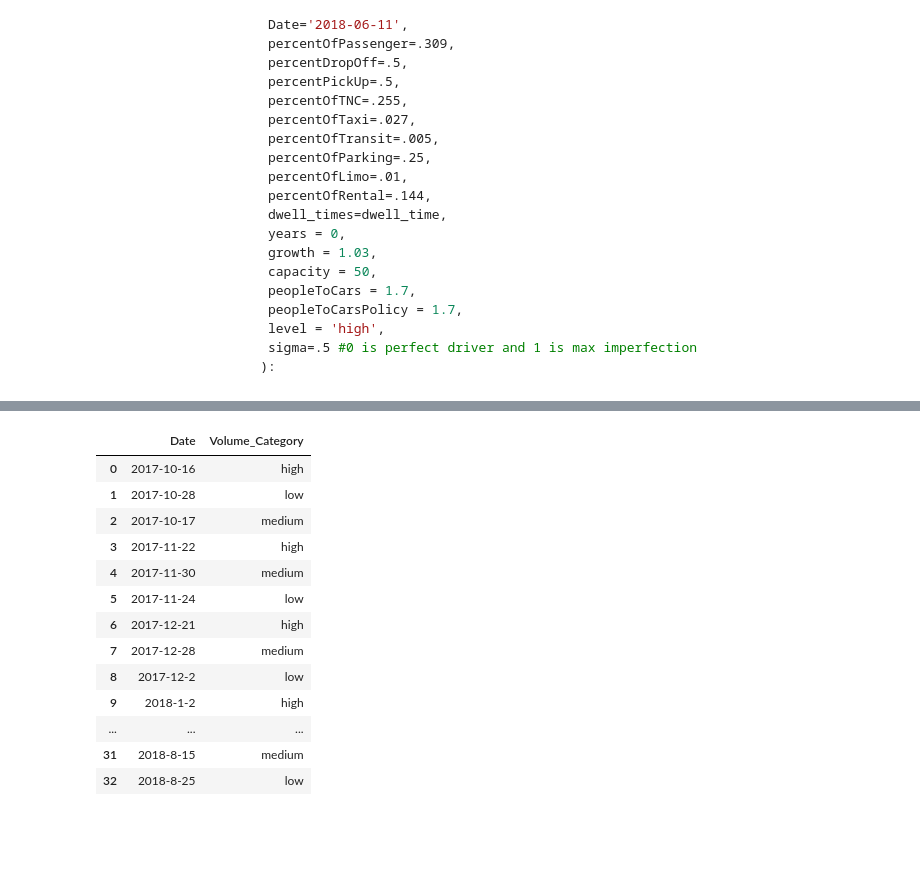
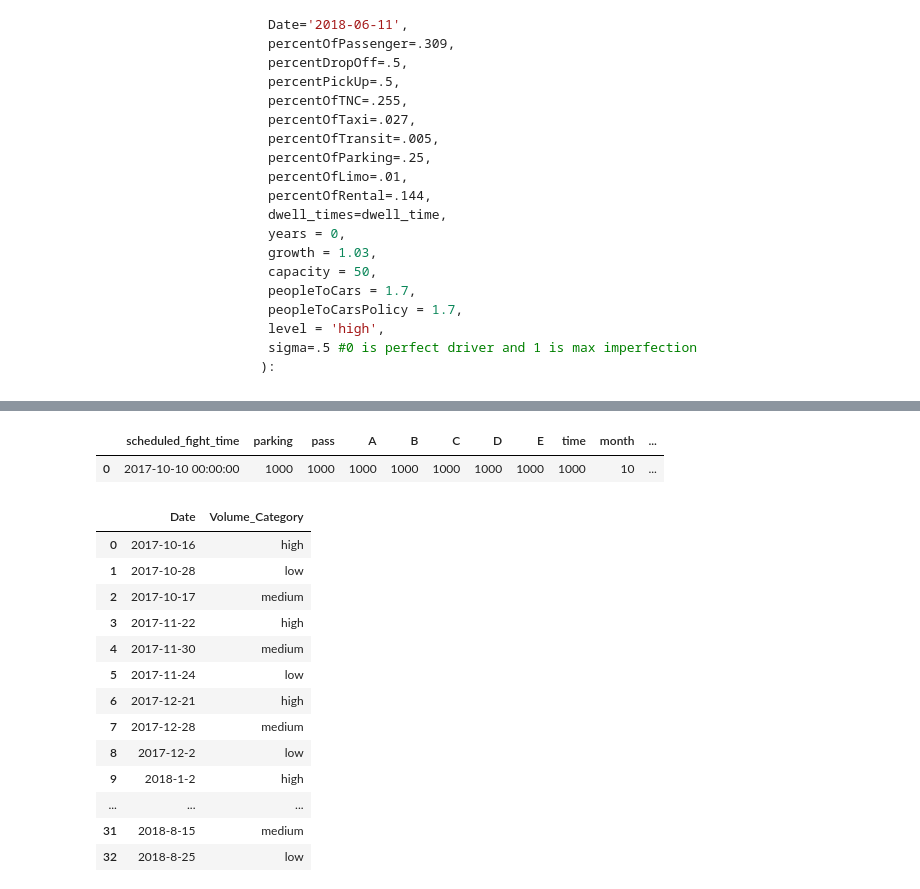
Before and after one commit to NREL/ATHENA-sumo, a Jupyter notebook: Congestion_Policies/Master_Function.ipynb, the cells around one changed output, grey strips where cells are left out. Cells and saved outputs as stored; diff of their text form; code cells hidden in the pictures; blank space fills up the shorter version.

```diff
--- a/Congestion_Policies/Master_Function.ipynb
+++ b/Congestion_Policies/Master_Function.ipynb
@@ -65,5 +69,17 @@ dwell_time.iplot(kind="hist")
 # %% [output]
 [interactive output not drawn]
+# %%
+test_df = pd.DataFrame()
+for col in demand.columns:
+    test_df[col] = [1000]
+test_df['scheduled_fight_time'] = ['2017-10-10 00:00:00']
+test_df['year'] = [2017]
+test_df['month'] = [10]
+test_df['day'] = [10]
+test_df.head()
+# %% [output]
+|  | scheduled_fight_time | parking | pass | A | B | C | D | E | time | month | ... |
+| 0 | 2017-10-10 00:00:00 | 1000 | 1000 | 1000 | 1000 | 1000 | 1000 | 1000 | 1000 | 10 | ... |
 # %%
 selected
 # %% [output]
```
Also changed, not shown: parts of 6 cells of this notebook.
